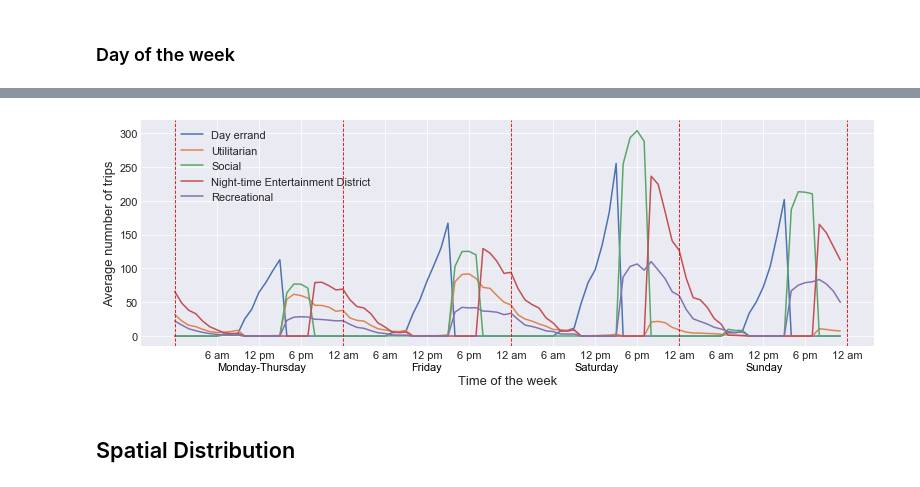
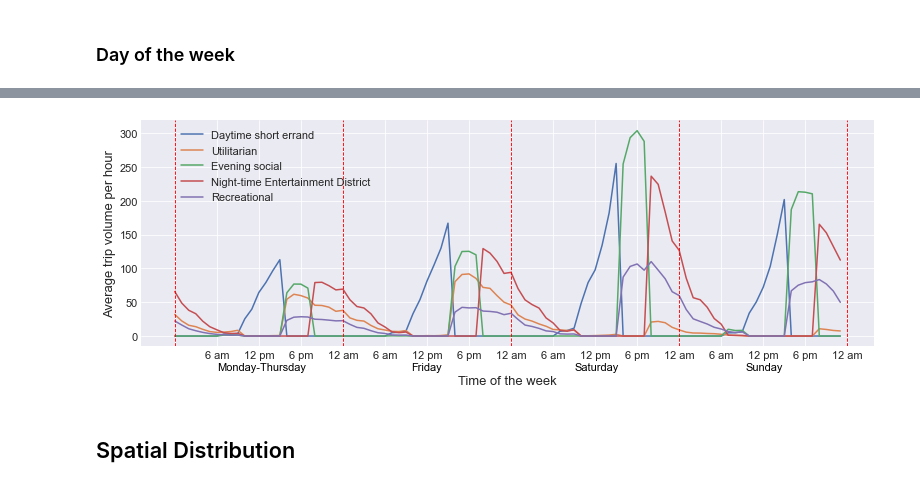
Before and after one commit to niteshshah12/E-scooter-trip-pattern-analysis-of-Nasvhille, a Jupyter notebook: 4_Cluster interpretation.ipynb, the cells around one changed output, grey strips where cells are left out. Cells and saved outputs as stored; diff of their text form; code cells hidden in the pictures.

```diff
--- a/4_Cluster interpretation.ipynb
+++ b/4_Cluster interpretation.ipynb
@@ -429,7 +542,7 @@ social = [6, 9, 13]  #3
 bar_hopping = [4, 7, 10]  #4
 social_recreational = [0, 11, 12, 15]  #5
 
-reclassify_cluster_label=['Day errand', 'Utilitarian', 'Social',
+reclassify_cluster_label=['Daytime short errand', 'Utilitarian', 'Evening social',
                          'Night-time Entertainment District', 'Recreational']
 
 
@@ -582,7 +697,7 @@ from matplotlib.dates import DateFormatter
 # custom_palette=sns.color_palette("deep", 5)
 fig, ax = plt.subplots(figsize=(10, 5))
 for i in rolling_avg_df.columns:
-    plt.plot(rolling_avg_df[i].rolling(20,center=True).mean(), label=i)
+    plt.plot(rolling_avg_df[i].rolling(21,center=True).mean(), label=i)
 
 date_form = DateFormatter("%b %Y")
 ax.xaxis.set_major_formatter(date_form)
@@ -602,0 +720,29 @@ plt.legend()
+# %%
+total_trips_by_grouped_cluster=kmean_results.groupby(
+    selected_cluster_to_group[0]).size()
+
+rolling_avg_by_percent=rolling_avg_df.div(list(total_trips_by_grouped_cluster))*100
+# %%
+style.use('seaborn-darkgrid')
+sns.set_palette("deep")
+from matplotlib.dates import DateFormatter
+# custom_palette=sns.color_palette("deep", 5)
+fig, ax = plt.subplots(figsize=(10, 5))
+for i in rolling_avg_df.columns:
+    plt.plot(rolling_avg_by_percent[i].rolling(21, center=True).mean(),
+             label=i)
+
+date_form = DateFormatter("%b %Y")
+ax.xaxis.set_major_formatter(date_form)
+
+#axis label
+plt.xlabel('Time of the year', fontsize=13)
+plt.ylabel('Percentage of usage-grouped trips per day', fontsize=13)
+
+_ = ax.tick_params(axis='both', which='major', labelsize=11)
+_ = ax.tick_params(axis='both', which='minor', labelsize=11)
+plt.legend(fontsize=11)
+plt.tight_layout()
+plt.savefig('results/TemporalDistribution_RegroupedCluster_TimeOfYearV2.png',
+            dpi=300)
+plt.legend()
@@ -700,37 +829,37 @@ cluster_time_summary.plot(ax=ax)
 
 for x in np.arange(0, 24 * 5, 24):
     ax.axvline(x=x, color='red', linewidth=0.9, linestyle='--')
 
 day_label = ['Monday-Thursday', 'Friday', 'Saturday', 'Sunday']
 day_label_position=[6,33.8,57.1,81.5]
 
 for x in np.arange(1, 5, 1):
     ax.text(day_label_position[x - 1],#-20 + 0.5 * len(day_label[x - 1]) + 24 * x,
             -50,
             day_label[x - 1],
             color='black',
             fontsize=11)
 
 # axis tick label
 # ax.set_yticklabels['12,24']
 
 # ax.xaxis.set_minor_locator(MultipleLocator(6))
 # ax.xaxis.set_major_locator(MultipleLocator(12))
 # ax.set_xticklabels([0, 0, 12, 24, 12, 24, 12, 24, 12, 24, 24, 24, 24])
 
-plt.xticks(np.arange(0,24*4+6,6),['']+['6 am','12 pm','6 pm','12 am']*4+['12 am'])
+plt.xticks(np.arange(0,24*4+6,6),['']+['6 am','12 pm','6 pm','12 am']*4)
 
 #axis label
 plt.xlabel('Time of the week', fontsize=13, labelpad=15)
-plt.ylabel('Average numnber of trips', fontsize=13)
+plt.ylabel('Average trip volume per hour', fontsize=13)
 
 _ = ax.tick_params(axis='both', which='major', labelsize=11)
 _ = ax.tick_params(axis='both', which='minor', labelsize=11)
 plt.legend(fontsize=11,loc='upper left', bbox_to_anchor=(0.04, 1))
 plt.tight_layout()
-plt.savefig('results/TemporalDistribution_RegroupedCluster_TimeOfWeek.png', dpi=300)
+plt.savefig('results/TemporalDistribution_RegroupedCluster_TimeOfWeek_V2.png', dpi=300)
 # %% [output]
-[figure, old version]
+[figure, new version]
 # %% [markdown]
 ## Spatial Distribution
 # %% [markdown]
```
Also changed, not shown: parts of 27 cells of this notebook, 29 other files.
